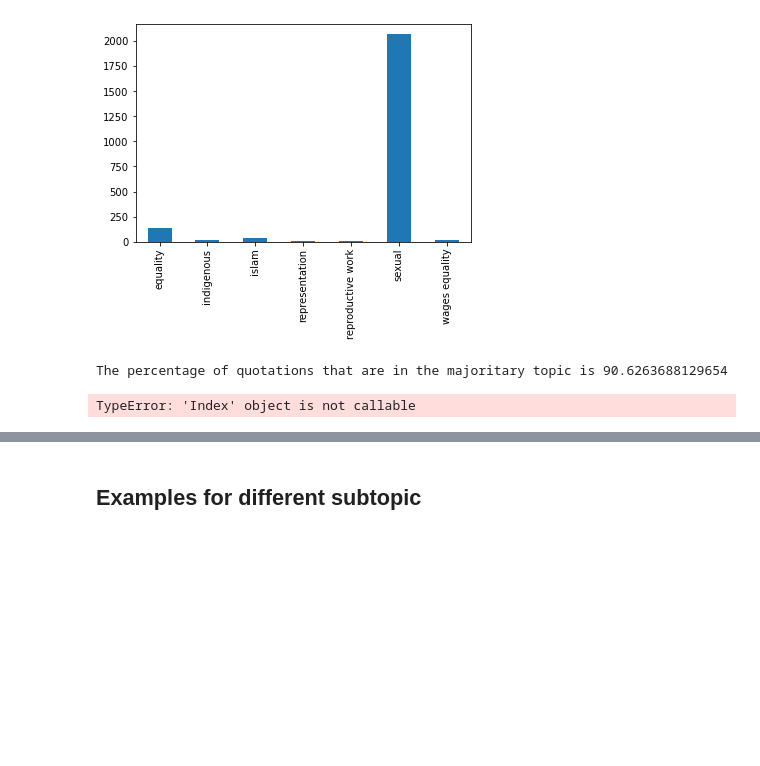
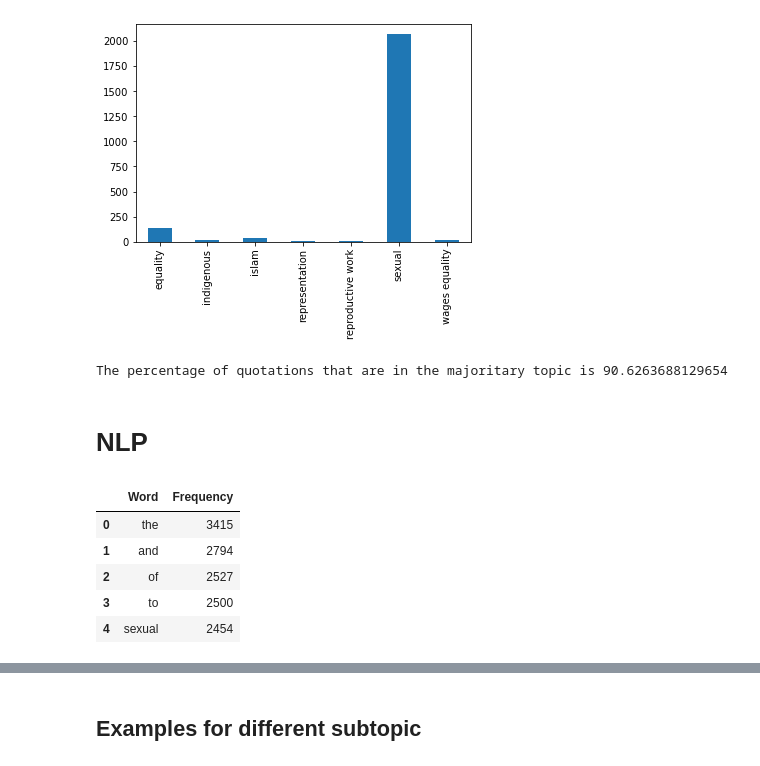
Before and after one commit to epfl-ada/ada-2021-project-concatsanddogs, a Jupyter notebook: Top_to_bottom.ipynb, the cells around one changed output, grey strips where cells are left out. Cells and saved outputs as stored; diff of their text form; code cells hidden in the pictures; blank space fills up the shorter version.

```diff
--- a/Top_to_bottom.ipynb
+++ b/Top_to_bottom.ipynb
@@ -506,7 +506,35 @@ tot = neg_end_2017_df['subtopic'].value_counts().sum()
 print(f'The percentage of quotations that are in the majoritary topic is {maj/tot*100}')
 # %% [output]
 The percentage of quotations that are in the majoritary topic is 90.6263688129654
+# %% [markdown]
+# NLP
 # %%
-values.index()
+import nltk #Natural Language Toolkit is a natural language programming library
+#nltk.download('punkt')
+#nltk.download('averaged_perceptron_tagger')
+import pandas as pd
+from nltk import pos_tag
+from nltk.tag import StanfordNERTagger
+from nltk.tokenize import word_tokenize
+from nltk.chunk import conlltags2tree
+from nltk.tree import Tree
+import random
+from pandas.io.json import json_normalize
+
+
+
+neg_end_2017_df[['date','quotation']]
+
+df["clean_quotation"] = neg_end_2017_df['quotation'].str.lower().str.replace('[^\w\s]','')
+
+new_df = df.clean_quotation.str.split(expand=True).stack().value_counts().reset_index()
-# %% [output]
-TypeError: 'Index' object is not callable
+# %%
+new_df.columns = ['Word', 'Frequency']
+new_df.head()
+# %% [output]
+|  | Word | Frequency |
+| 0 | the | 3415 |
+| 1 | and | 2794 |
+| 2 | of | 2527 |
+| 3 | to | 2500 |
+| 4 | sexual | 2454 |
```
Also changed, not shown: parts of 6 cells of this notebook.
